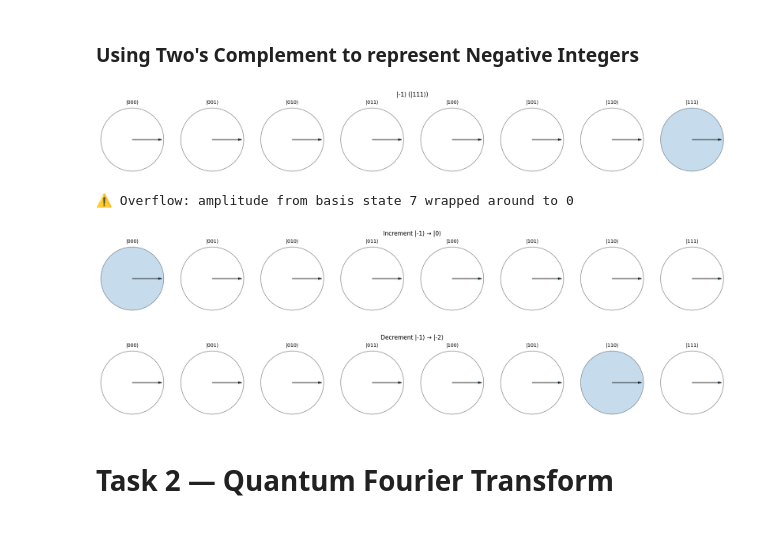
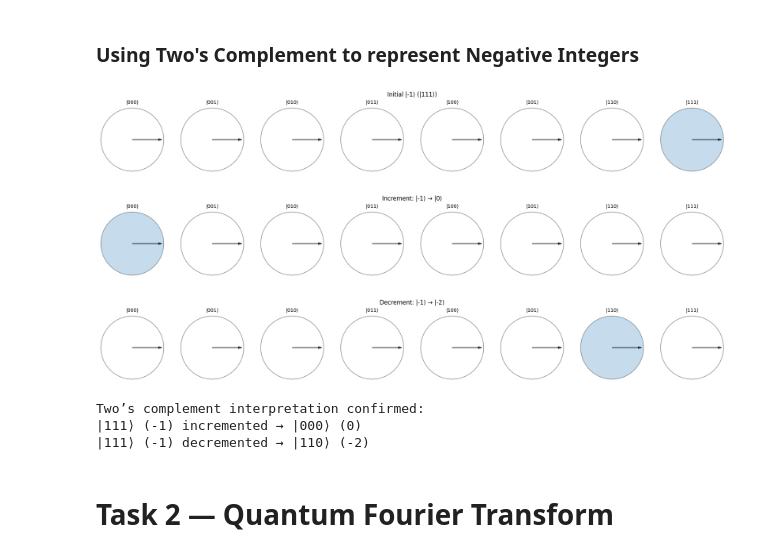
Before and after one commit to btanagho/dd2367Project, a Jupyter notebook: Assignments/Assignment3_Group3.ipynb, the cells around one changed output. Drawn from its saved outputs; the diff is of its cells as text; code cells hidden in the pictures.

```diff
--- a/Assignments/Assignment3_Group3.ipynb
+++ b/Assignments/Assignment3_Group3.ipynb
@@ -252,37 +195,44 @@ In two’s complement, for a given number bits, half the values are associated w
 # %% [markdown]
 ### Using Two's Complement to represent Negative Integers
 # %%
-# 3 qubits => 2^3 = 8 states => represent -4..+3
-# Two's complement mapping:
-# |000> = 0
-# |001> = 1
-# |010> = 2
-# |011> = 3
-# |100> = -4
-# |101> = -3
-# |110> = -2
-# |111> = -1
+# Two’s complement mapping for 3 qubits:
+# |000⟩ =  0
+# |001⟩ = +1
+# |010⟩ = +2
+# |011⟩ = +3
+# |100⟩ = -4
+# |101⟩ = -3
+# |110⟩ = -2
+# |111⟩ = -1
 
-# Start in |-1> = |111>
-sv = np.array([0,0,0,0,0,0,0,1], dtype=np.complex128)
-
-qs = QubitSystem(sv, label="|-1⟩ (|111⟩)")
-qs.viz_circle()
+# Example: Start from |-1⟩ = |111⟩
+qc_neg = QuantumCircuit(3)
+qc_neg.x([0, 1, 2])  # prepare |111⟩
+qs_neg = QubitSystem(Statevector.from_instruction(qc_neg), label="Initial |-1⟩ (|111⟩)")
+qs_neg.viz_circle()
 
 # Increment: -1 → 0
-sv_inc = increment(sv)
-qs_inc = QubitSystem(sv_inc, label="Increment |-1⟩ → |0⟩")
-qs_inc.viz_circle()
+qc_neg_inc = qc_neg.compose(increment_impl())
+qs_neg_inc = QubitSystem(Statevector.from_instruction(qc_neg_inc),
+                         label="Increment: |-1⟩ → |0⟩")
+qs_neg_inc.viz_circle()
 
 # Decrement: -1 → -2
-sv_dec = decrement(sv)
-qs_dec = QubitSystem(sv_dec, label="Decrement |-1⟩ → |-2⟩")
-qs_dec.viz_circle()
+qc_neg_dec = qc_neg.compose(decrement_impl())
+qs_neg_dec = QubitSystem(Statevector.from_instruction(qc_neg_dec),
+                         label="Decrement: |-1⟩ → |-2⟩")
+qs_neg_dec.viz_circle()
+
+print("Two’s complement interpretation confirmed:")
+print("|111⟩ (-1) incremented → |000⟩ (0)")
+print("|111⟩ (-1) decremented → |110⟩ (-2)")
 # %% [output]
-[figure, old version]
+[figure, new version]
-⚠️ Overflow: amplitude from basis state 7 wrapped around to 0
 [figure]
 [figure]
+Two’s complement interpretation confirmed:
+|111⟩ (-1) incremented → |000⟩ (0)
+|111⟩ (-1) decremented → |110⟩ (-2)
 # %% [markdown]
 # Task 2 — Quantum Fourier Transform
 # %% [markdown]
```
Also changed, not shown: parts of 50 cells of this notebook.
